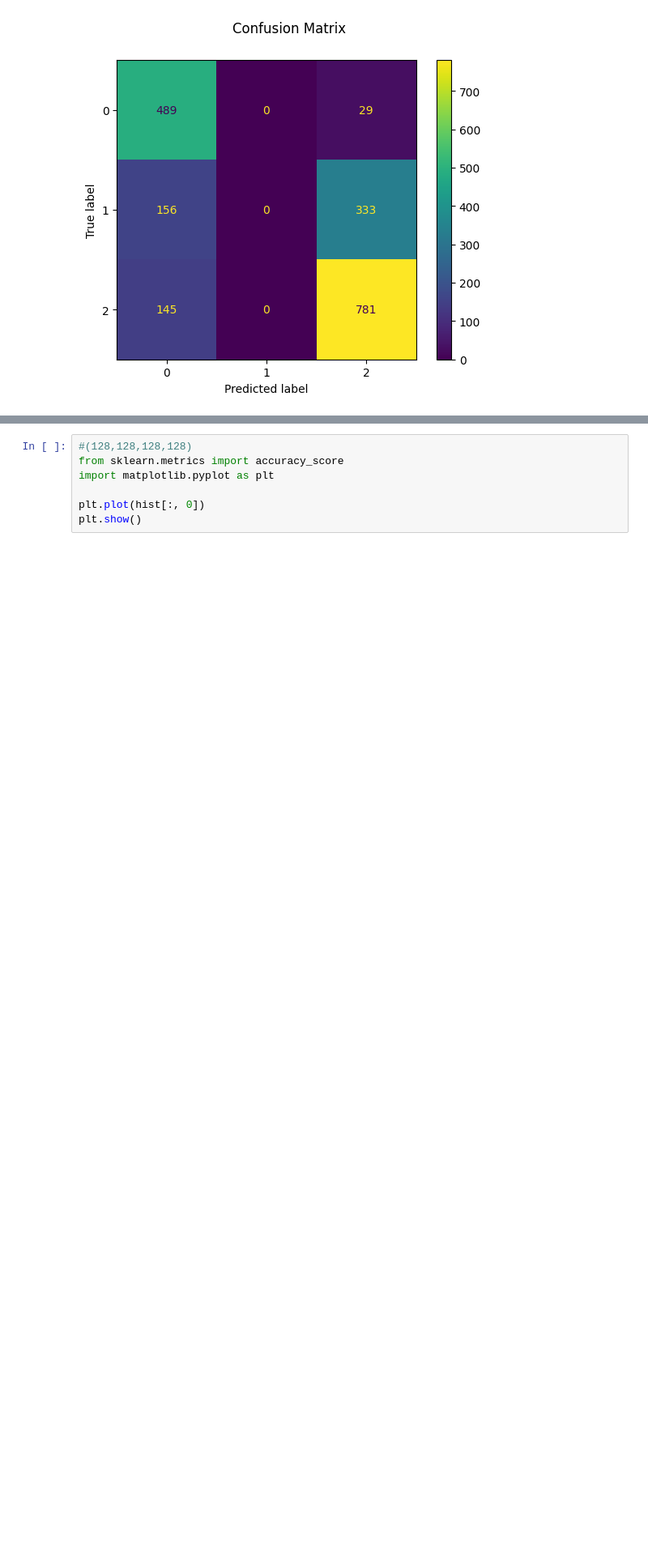
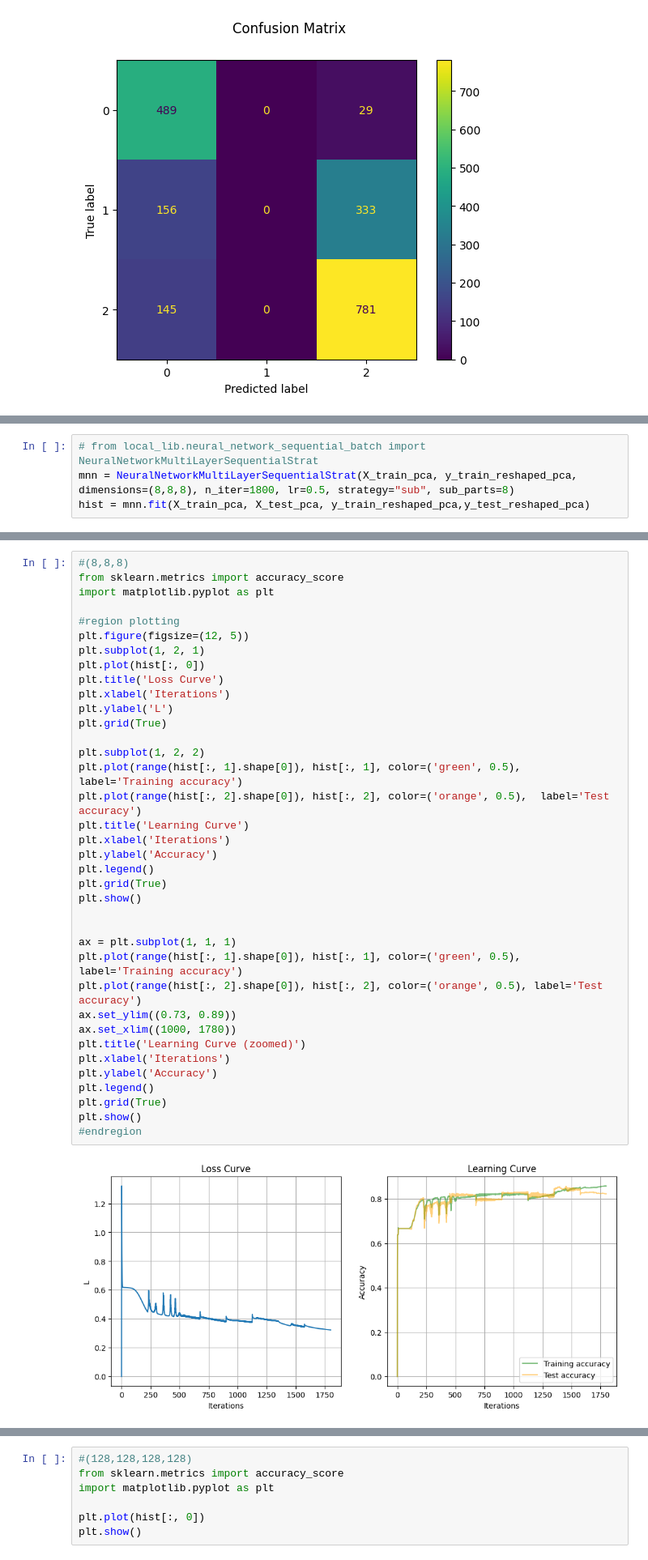
Before and after one commit to lucas066001/IllnessRecognition, a Jupyter notebook: app/dl/manualNetworkFinding.ipynb, the cells around one changed output, grey strips where cells are left out. Shown at 81% size. Drawn from its saved outputs; the diff is of its cells as text; blank space fills up the shorter version.

```diff
--- a/app/dl/manualNetworkFinding.ipynb
+++ b/app/dl/manualNetworkFinding.ipynb
@@ -314,0 +451,4 @@ Confusion matrix:
+# %%
+# from local_lib.neural_network_sequential_batch import NeuralNetworkMultiLayerSequentialStrat
+mnn = NeuralNetworkMultiLayerSequentialStrat(X_train_pca, y_train_reshaped_pca, dimensions=(8,8,8), n_iter=1800, lr=0.5, strategy="sub", sub_parts=8)
+hist = mnn.fit(X_train_pca, X_test_pca, y_train_reshaped_pca,y_test_reshaped_pca)
@@ -314,0 +472,39 @@ Confusion matrix:
+# %%
+#(8,8,8)
+from sklearn.metrics import accuracy_score
+import matplotlib.pyplot as plt
+
+#region plotting
+plt.figure(figsize=(12, 5))
+plt.subplot(1, 2, 1)
+plt.plot(hist[:, 0])
+plt.title('Loss Curve')
+plt.xlabel('Iterations')
+plt.ylabel('L')
+plt.grid(True)
+
+plt.subplot(1, 2, 2)
+plt.plot(range(hist[:, 1].shape[0]), hist[:, 1], color=('green', 0.5), label='Training accuracy')
+plt.plot(range(hist[:, 2].shape[0]), hist[:, 2], color=('orange', 0.5),  label='Test accuracy')
+plt.title('Learning Curve')
+plt.xlabel('Iterations')
+plt.ylabel('Accuracy')
+plt.legend()
+plt.grid(True)
+plt.show()
+
+
+ax = plt.subplot(1, 1, 1)
+plt.plot(range(hist[:, 1].shape[0]), hist[:, 1], color=('green', 0.5), label='Training accuracy')
+plt.plot(range(hist[:, 2].shape[0]), hist[:, 2], color=('orange', 0.5), label='Test accuracy')
+ax.set_ylim((0.73, 0.89))
+ax.set_xlim((1000, 1780))
+plt.title('Learning Curve (zoomed)')
+plt.xlabel('Iterations')
+plt.ylabel('Accuracy')
+plt.legend()
+plt.grid(True)
+plt.show()
+#endregion
+# %% [output]
+[figure, added]
```
Also changed, not shown: parts of 11 cells of this notebook, 1 other file.
